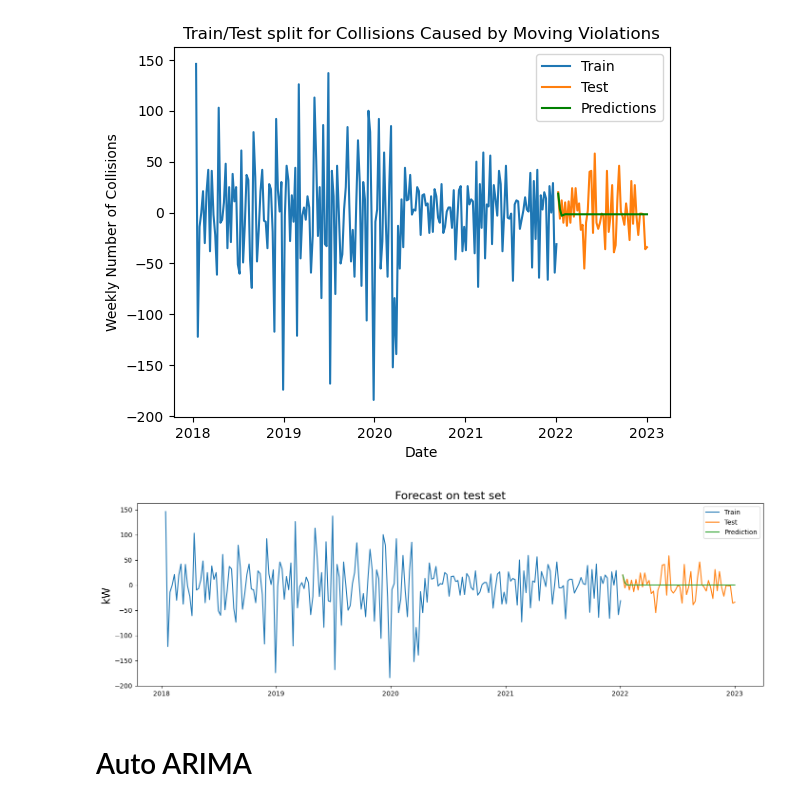
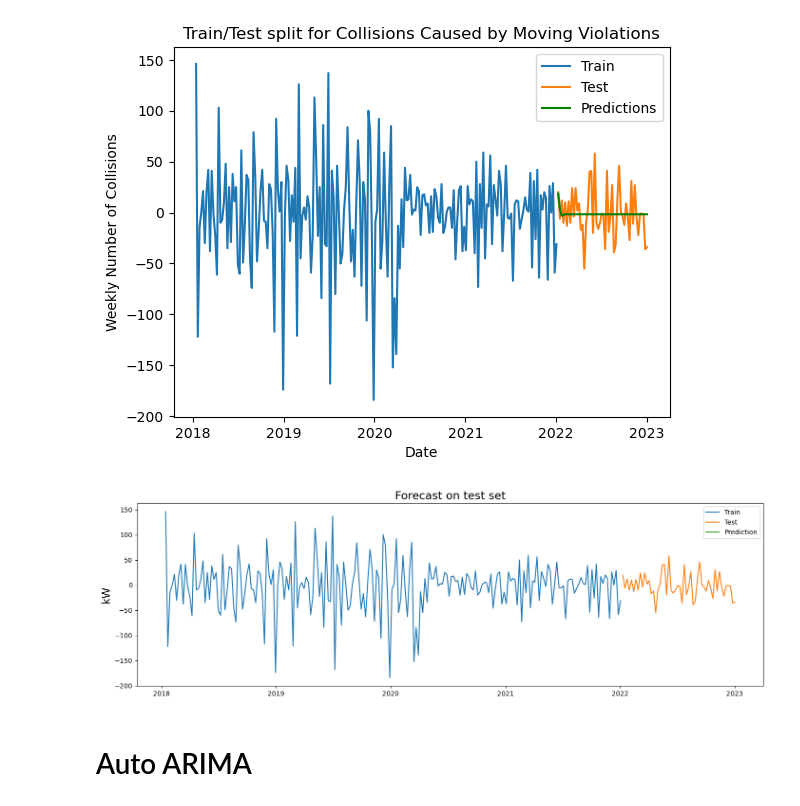
Before and after one commit to anniezhengaz/Capstone-NYC-Collisions, a Jupyter notebook: TimesSeries_Modeling.ipynb, the cells around one changed output. Cells and saved outputs as stored; diff of their text form; code cells hidden in the pictures.

Commit message:
Second Model and AutoARIMA tests

```diff
--- a/TimesSeries_Modeling.ipynb
+++ b/TimesSeries_Modeling.ipynb
@@ -544,18 +544,18 @@ plt.legend();
 # %% [output]
 [figure]
 # %%
-prediction=pd.DataFrame(arima_model.predict(n_periods=60),index=test.index)
+prediction=pd.DataFrame(ARIMA2.predict(n_periods=60),index=test.index)
 prediction.columns=['predicted_yield']
 
 fig,ax= plt.subplots(dpi=100,figsize=(17,5))
 ax.plot(train,label='Train')
 ax.plot(test,label='Test')
 ax.plot(prediction,label='Prediction')
 ax.legend()
 ax.set_title('Forecast on test set',size=17)
 ax.set_ylabel('kW',fontsize=17);
 # %% [output]
-[figure, old version]
+[figure, new version]
 # %% [markdown]
 # Auto ARIMA
 # %%
```
Also changed, not shown: parts of 5 cells of this notebook.
